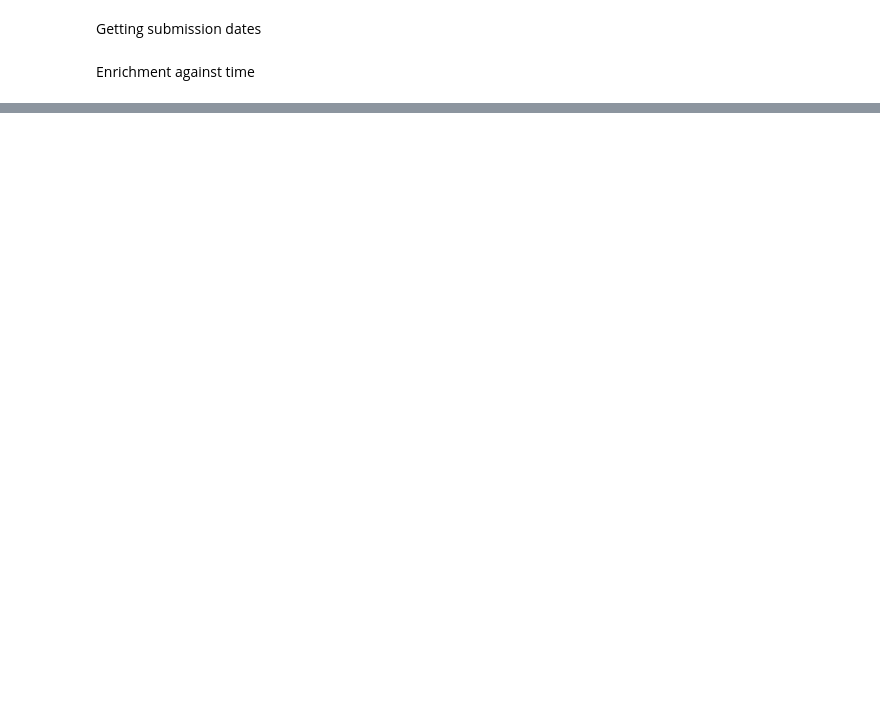
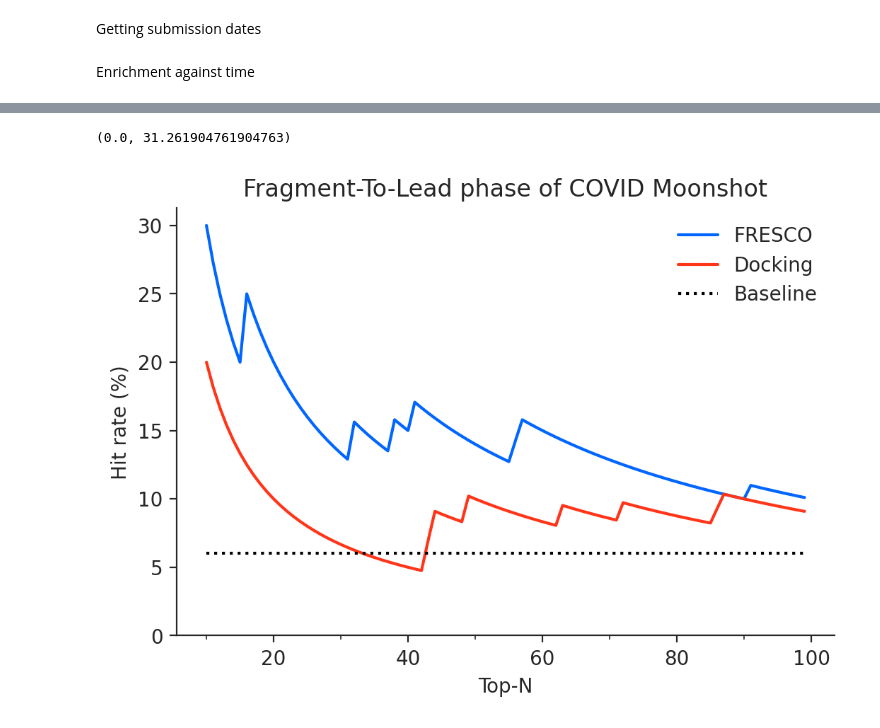
Before and after one commit to wjm41/fresco, a Jupyter notebook: figs/plotting_notebooks/enrichment_moonshot_fresco_xray_vs_dock.ipynb, the cells around one changed output, grey strips where cells are left out. Cells and saved outputs as stored; diff of their text form; code cells hidden in the pictures; blank space fills up the shorter version.

Commit message:
updated plots

```diff
--- a/figs/plotting_notebooks/enrichment_moonshot_fresco_xray_vs_dock.ipynb
+++ b/figs/plotting_notebooks/enrichment_moonshot_fresco_xray_vs_dock.ipynb
@@ -145,7 +188,7 @@ Average fragment scores over conformers
 df_docking.f_avg_IC50 = df_docking.f_avg_IC50.astype(float)
 df_docking['Chemgauss4 Score'] = df_docking['Chemgauss4 Score'].astype(float)
 
-fresco_scores = ['xray_fresco_score', 'docked_fresco_score', 'docked_5_fresco_score']
+fresco_scores = ['xray_fresco_score', 'random_fresco_score', 'docked_fresco_score', 'docked_5_fresco_score', 'docked_dsi_fresco_score']
 
 columns_to_keep = ['canonical_CID',
                    'Chemgauss4 Score', 'f_avg_IC50'] + fresco_scores
@@ -155,7 +198,7 @@ df_docking_grouped['canonical_CID'] = df_docking_grouped.index
 
 df_docking_grouped['hit'] = df_docking_grouped['f_avg_IC50'] < 5
 print(df_docking_grouped[['hit', 'f_avg_IC50',
-      'Chemgauss4 Score'] + fresco_scores])
+      'Chemgauss4 Score'] + fresco_scores].sort_values(by='xray_fresco_score', ascending=False))
 # %% [output]
                        hit  f_avg_IC50  Chemgauss4 Score  xray_fresco_score  \
 canonical_CID
@@ -265,0 +332,61 @@ interactive(children=(Dropdown(description='year', options=('2021', '2020'), val
+# %%
+import seaborn as sns
+import matplotlib.pyplot as plt
+from matplotlib.ticker import (MultipleLocator, FormatStrFormatter,
+                               AutoMinorLocator)
+year = '2020'
+month = '09'
+day = '01'
+date_to_plot = int(f'{year}{month}{day}')
+ic50_threshold = 5
+
+df_filtered_by_date = df_merged.query('date < @date_to_plot').copy()
+df_filtered_by_date['hit'] = df_filtered_by_date['f_avg_IC50'] < ic50_threshold
+
+starting_number = 10
+stop_number = 100
+n_list = np.linspace(start=starting_number, stop=stop_number,
+                     num=stop_number-starting_number, endpoint=False)
+
+EF_docking = [calculate_enrichment_for_df(
+    df_filtered_by_date, n=int(n), index='hit', score='Chemgauss4 Score', ascending=True) for n in n_list]
+EF_fresco = [calculate_enrichment_for_df(
+    df_filtered_by_date, n=int(n), index='hit', score='xray_fresco_score', ascending=False) for n in n_list]
+
+orig_prop = 100*len(
+    df_filtered_by_date[df_filtered_by_date['hit']])/len(df_filtered_by_date)
+
+sns.set_style('white')
+plt.rcParams['xtick.bottom'] = True
+plt.rcParams['ytick.left'] = True
+
+fig = plt.figure(dpi=200)
+ax = plt.gca()
+df_docking = pd.DataFrame({'N': n_list, 'EF': EF_docking, 'method': 'Docking'})
+df_fresco = pd.DataFrame({'N': n_list, 'EF': EF_fresco, 'method': 'FRESCO'})
+# df_true = pd.DataFrame({'N': n_list, 'EF': EF_true, 'method': 'True'})
+
+df_merged_enrichment = pd.concat([df_fresco, df_docking]).reset_index()
+
+df_merged_enrichment['EF'] = df_merged_enrichment['EF']*orig_prop
+
+sns.lineplot(data=df_merged_enrichment, x='N', y='EF',
+             hue='method', ax=ax, palette=['#0066FF', '#FF3519'])
+sns.despine()
+plt.plot(n_list, np.ones_like(n_list)*orig_prop, 'k:', label='Baseline')
+ax.xaxis.set_major_locator(MultipleLocator(20))
+
+# For the minor ticks, use no labels; default NullFormatter.
+ax.xaxis.set_minor_locator(MultipleLocator(10))
+plt.legend(loc='upper right', frameon=False)
+# plt.title(f'Fragment-To-Lead phase of COVID Moonshot\n$N_{{{"data"}}}$={len(df_filtered_by_date)}, Hit = IC50<{ic50_threshold}µM')
+plt.title(f'Fragment-To-Lead phase of COVID Moonshot')
+plt.xlabel(f'Top-N')
+plt.ylabel(f'Hit rate (%)')
+plt.ylim(bottom=0)
+
+# print(df_merged_enrichment.query('method == "FRESCO"')['EF']*n_list/100)
+# print(df_merged_enrichment.query('method == "Docking"')['EF']*n_list/100)
+# %% [output]
+(0.0, 31.261904761904763)
+[figure, added]
```
Also changed, not shown: parts of 11 cells of this notebook, 4 other files.
